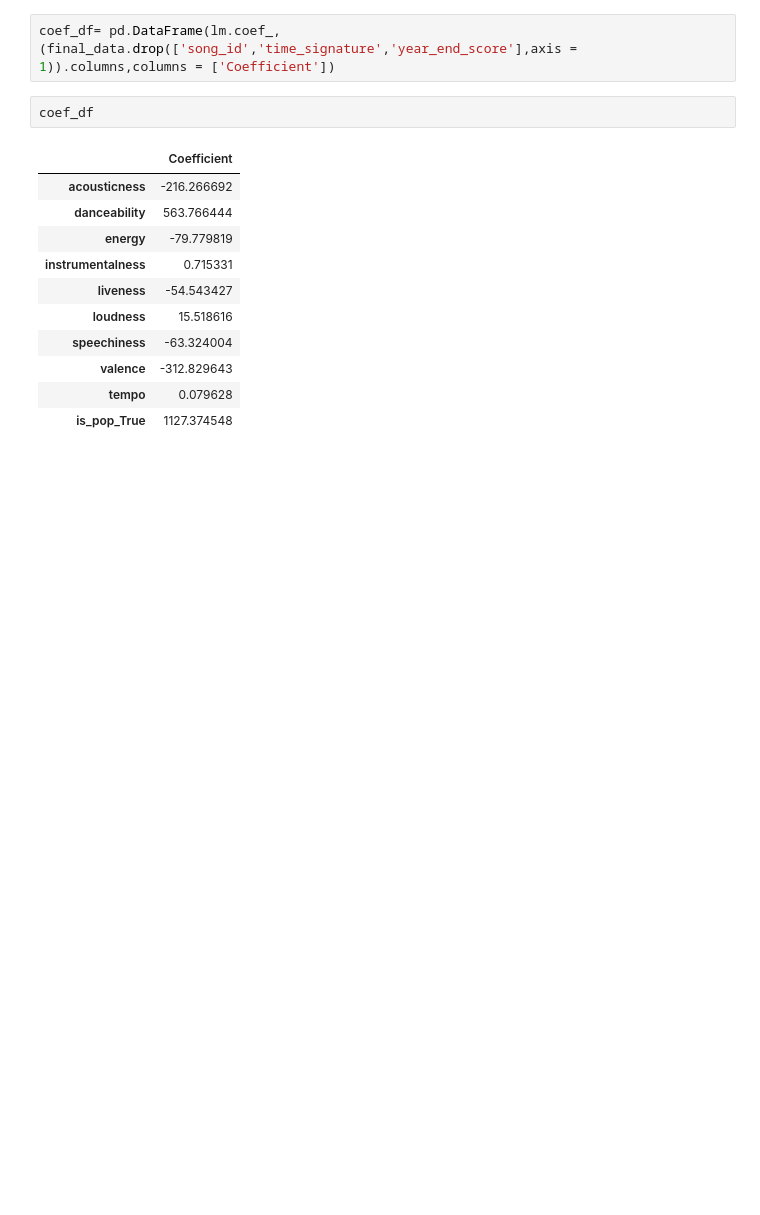
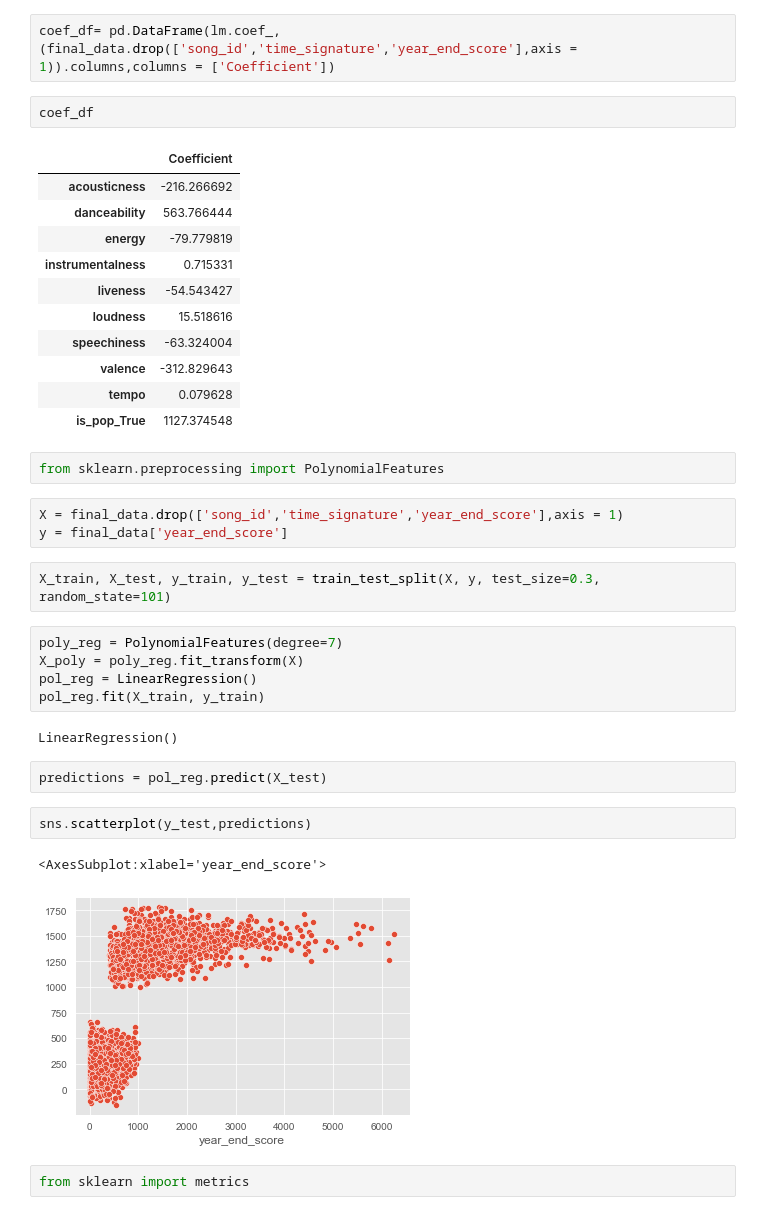
Before and after one commit to EnricoPf/Music-Pop-ML, a Jupyter notebook: music-analysis.ipynb, the cells around one changed output. Cells and saved outputs as stored; diff of their text form; blank space fills up the shorter version.

```diff
--- a/music-analysis.ipynb
+++ b/music-analysis.ipynb
@@ -191,3 +191,26 @@ coef_df
 | valence | -312.829643 |
 | tempo | 0.079628 |
 | is_pop_True | 1127.374548 |
+# %%
+from sklearn.preprocessing import PolynomialFeatures
+# %%
+X = final_data.drop(['song_id','time_signature','year_end_score'],axis = 1)
+y = final_data['year_end_score']
+# %%
+X_train, X_test, y_train, y_test = train_test_split(X, y, test_size=0.3, random_state=101)
+# %%
+poly_reg = PolynomialFeatures(degree=7)
+X_poly = poly_reg.fit_transform(X)
+pol_reg = LinearRegression()
+pol_reg.fit(X_train, y_train)
+# %% [output]
+LinearRegression()
+# %%
+predictions = pol_reg.predict(X_test)
+# %%
+sns.scatterplot(y_test,predictions)
+# %% [output]
+<AxesSubplot:xlabel='year_end_score'>
+[figure, added]
+# %%
+from sklearn import metrics
```
Also changed, not shown: parts of 6 cells of this notebook.
